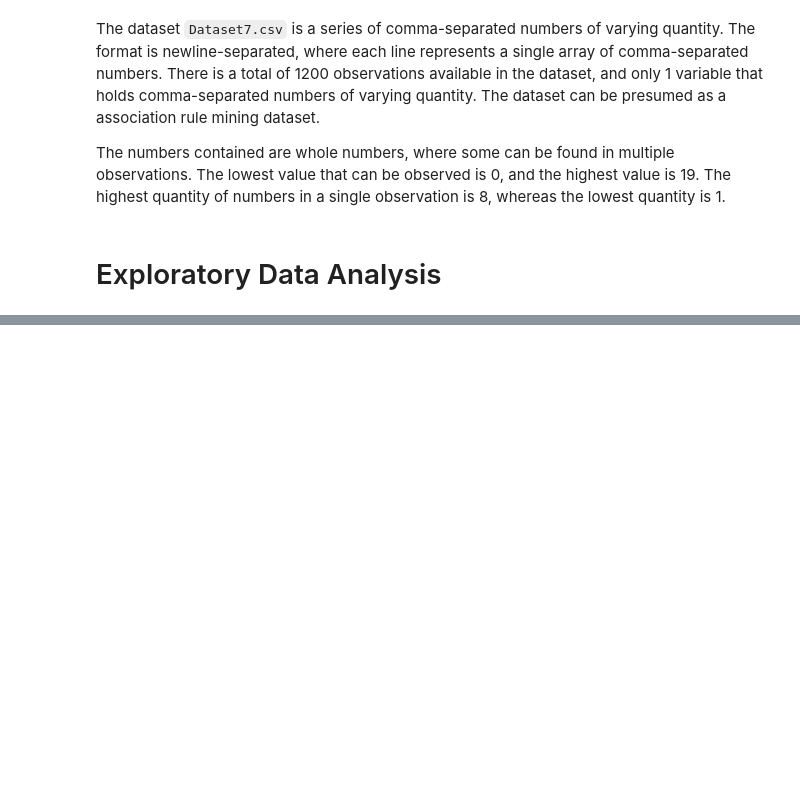
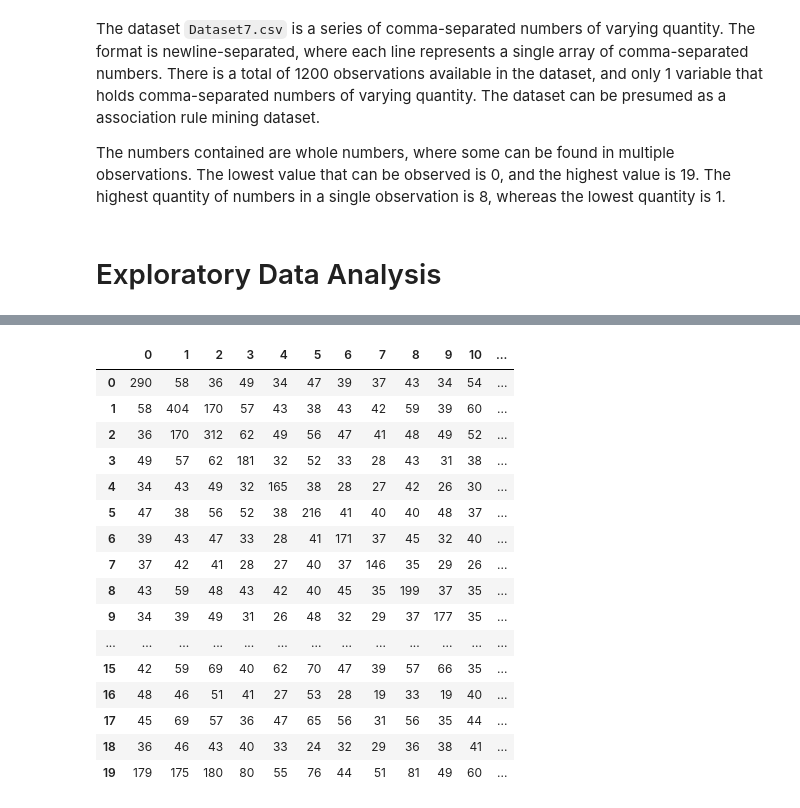
Before and after one commit to Llyme/CSMODELProject2, a Jupyter notebook: Notebook.ipynb, the cells around one changed output, grey strips where cells are left out. Saved outputs shown, nothing was run; the diff lists cells and outputs as text; code cells hidden in the pictures; blank space fills up the shorter version.

```diff
--- a/Notebook.ipynb
+++ b/Notebook.ipynb
@@ -66,0 +108,29 @@ ValueError: If using all scalar values, you must pass an index
+# %%
+result=[]
+
+for column in df_processed.columns:
+    result.append(df_processed[df_processed[column] > 0].sum())
+
+df_association = pd.DataFrame(
+    data=result,
+    columns=df_processed.columns
+)
+df_association
+# %% [output]
+|  | 0 | 1 | 2 | 3 | 4 | 5 | 6 | 7 | 8 | 9 | 10 | ... |
+| 0 | 290 | 58 | 36 | 49 | 34 | 47 | 39 | 37 | 43 | 34 | 54 | ... |
+| 1 | 58 | 404 | 170 | 57 | 43 | 38 | 43 | 42 | 59 | 39 | 60 | ... |
+| 2 | 36 | 170 | 312 | 62 | 49 | 56 | 47 | 41 | 48 | 49 | 52 | ... |
+| 3 | 49 | 57 | 62 | 181 | 32 | 52 | 33 | 28 | 43 | 31 | 38 | ... |
+| 4 | 34 | 43 | 49 | 32 | 165 | 38 | 28 | 27 | 42 | 26 | 30 | ... |
+| 5 | 47 | 38 | 56 | 52 | 38 | 216 | 41 | 40 | 40 | 48 | 37 | ... |
+| 6 | 39 | 43 | 47 | 33 | 28 | 41 | 171 | 37 | 45 | 32 | 40 | ... |
+| 7 | 37 | 42 | 41 | 28 | 27 | 40 | 37 | 146 | 35 | 29 | 26 | ... |
+| 8 | 43 | 59 | 48 | 43 | 42 | 40 | 45 | 35 | 199 | 37 | 35 | ... |
+| 9 | 34 | 39 | 49 | 31 | 26 | 48 | 32 | 29 | 37 | 177 | 35 | ... |
+| ... | ... | ... | ... | ... | ... | ... | ... | ... | ... | ... | ... | ... |
+| 15 | 42 | 59 | 69 | 40 | 62 | 70 | 47 | 39 | 57 | 66 | 35 | ... |
+| 16 | 48 | 46 | 51 | 41 | 27 | 53 | 28 | 19 | 33 | 19 | 40 | ... |
+| 17 | 45 | 69 | 57 | 36 | 47 | 65 | 56 | 31 | 56 | 35 | 44 | ... |
+| 18 | 36 | 46 | 43 | 40 | 33 | 24 | 32 | 29 | 36 | 38 | 41 | ... |
+| 19 | 179 | 175 | 180 | 80 | 55 | 76 | 44 | 51 | 81 | 49 | 60 | ... |
```
Also changed, not shown: parts of 9 cells of this notebook.
